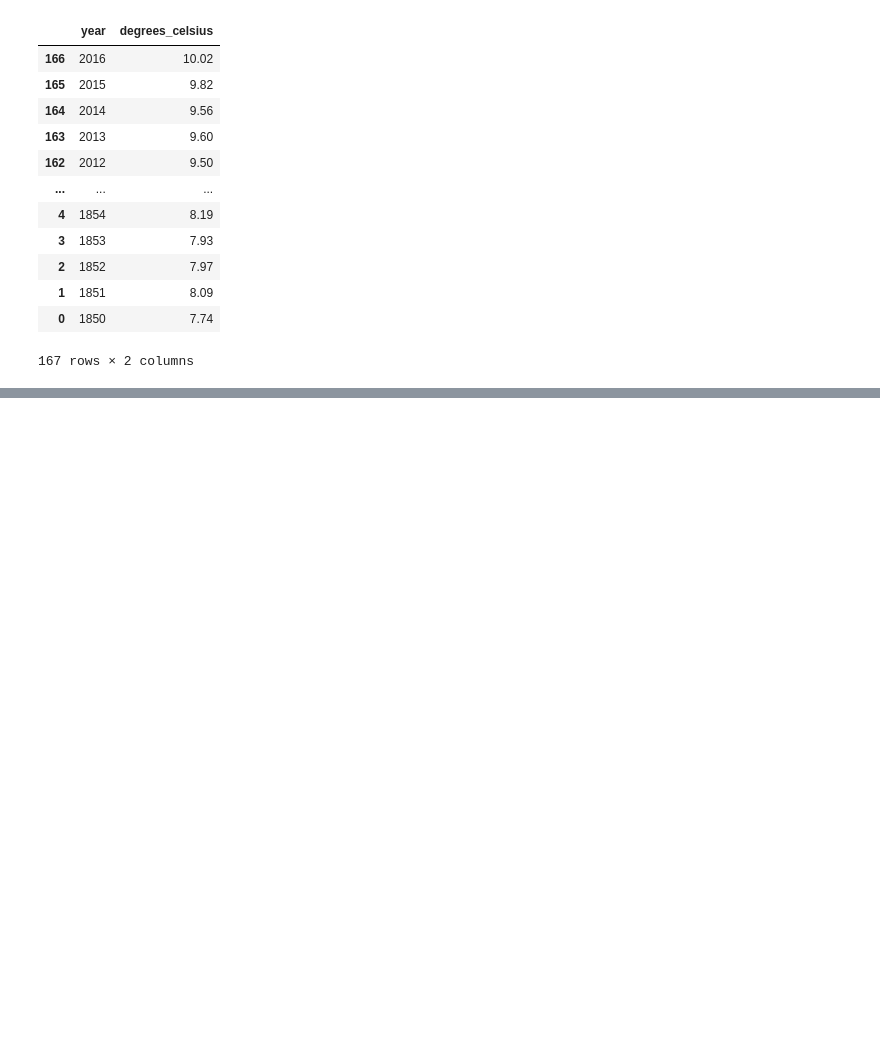
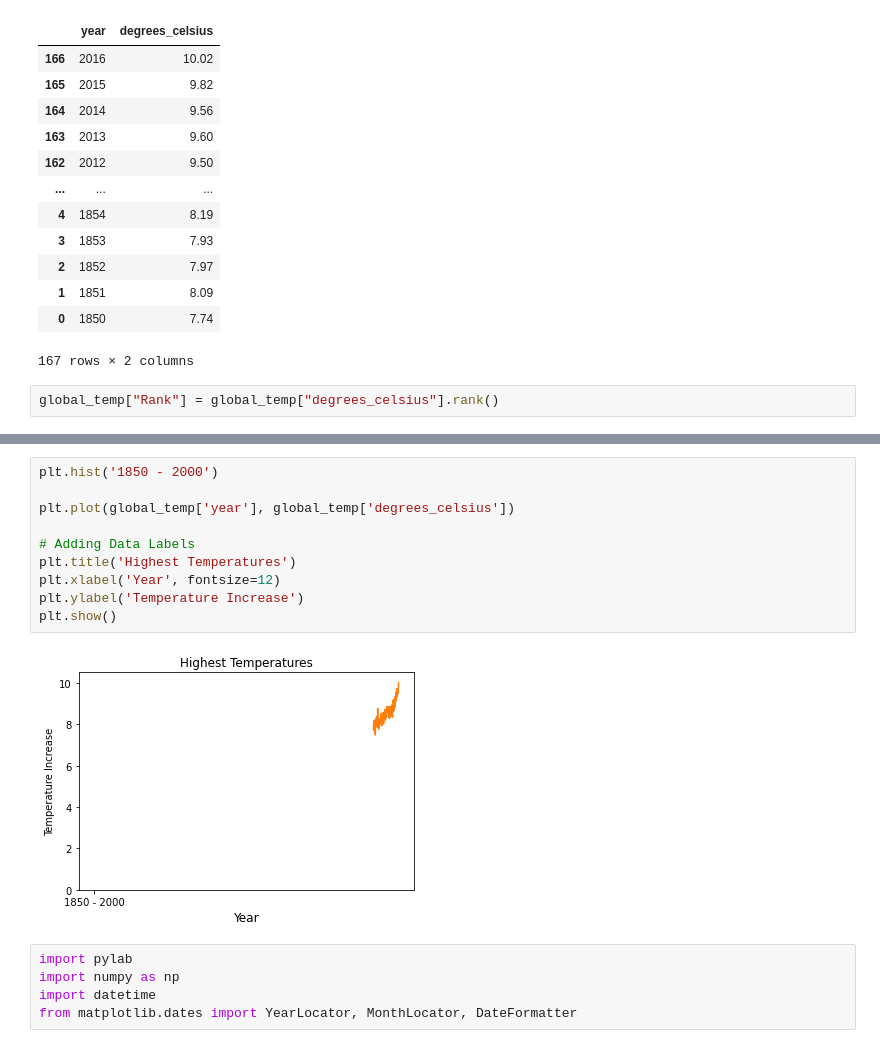
Before and after one commit to rajeski/GTT, a Jupyter notebook: Global_Temperature_Trends.ipynb, the cells around one changed output, grey strips where cells are left out. Cells and saved outputs as stored; diff of their text form; blank space fills up the shorter version.

Commit message:
Uploaded Edited Jupyter Notebook
Continued working on presenting the data in visualizations.

```diff
--- a/Global_Temperature_Trends.ipynb
+++ b/Global_Temperature_Trends.ipynb
@@ -96,3 +96,5 @@ global_temp.sort_values('year', ascending=False)
 | 1 | 1851 | 8.09 |
 | 0 | 1850 | 7.74 |
 167 rows × 2 columns
+# %%
+global_temp["Rank"] = global_temp["degrees_celsius"].rank()
@@ -98,0 +128,17 @@ global_temp.sort_values('year', ascending=False)
+# %%
+plt.hist('1850 - 2000')
+
+plt.plot(global_temp['year'], global_temp['degrees_celsius'])
+
+# Adding Data Labels
+plt.title('Highest Temperatures')
+plt.xlabel('Year', fontsize=12)
+plt.ylabel('Temperature Increase')
+plt.show()
+# %% [output]
+[figure, added]
+# %%
+import pylab
+import numpy as np
+import datetime
+from matplotlib.dates import YearLocator, MonthLocator, DateFormatter
```
Also changed, not shown: parts of 2 cells of this notebook.
